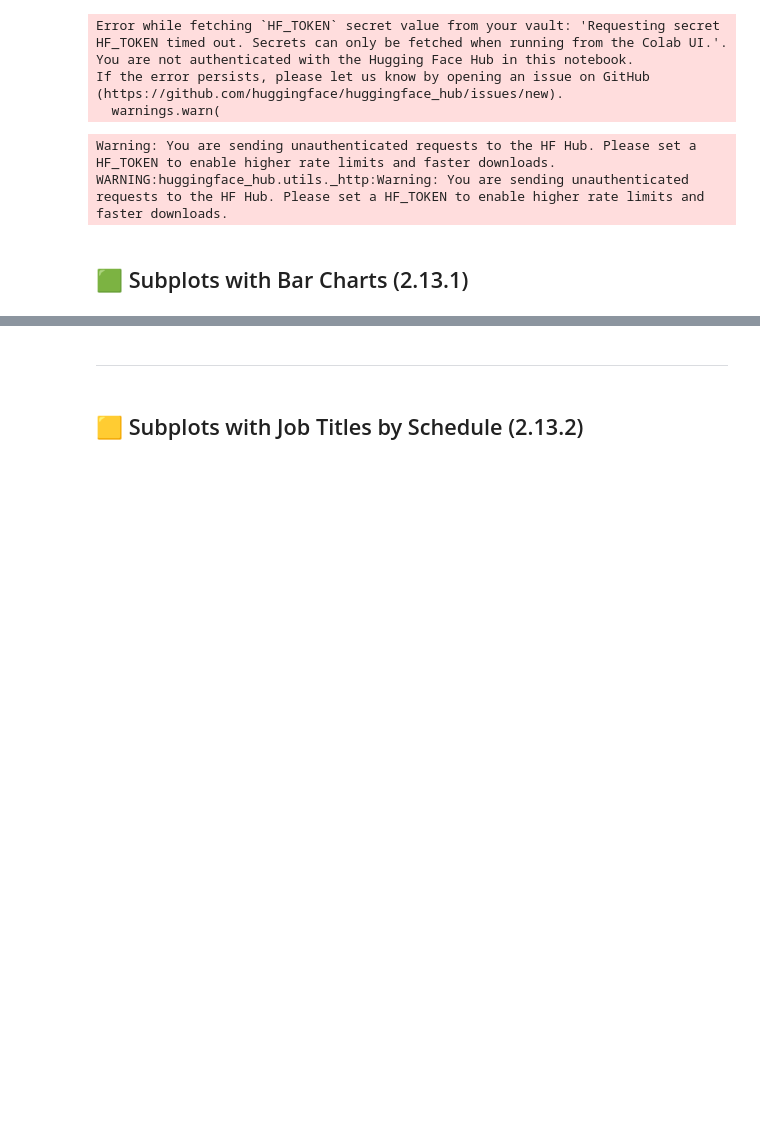
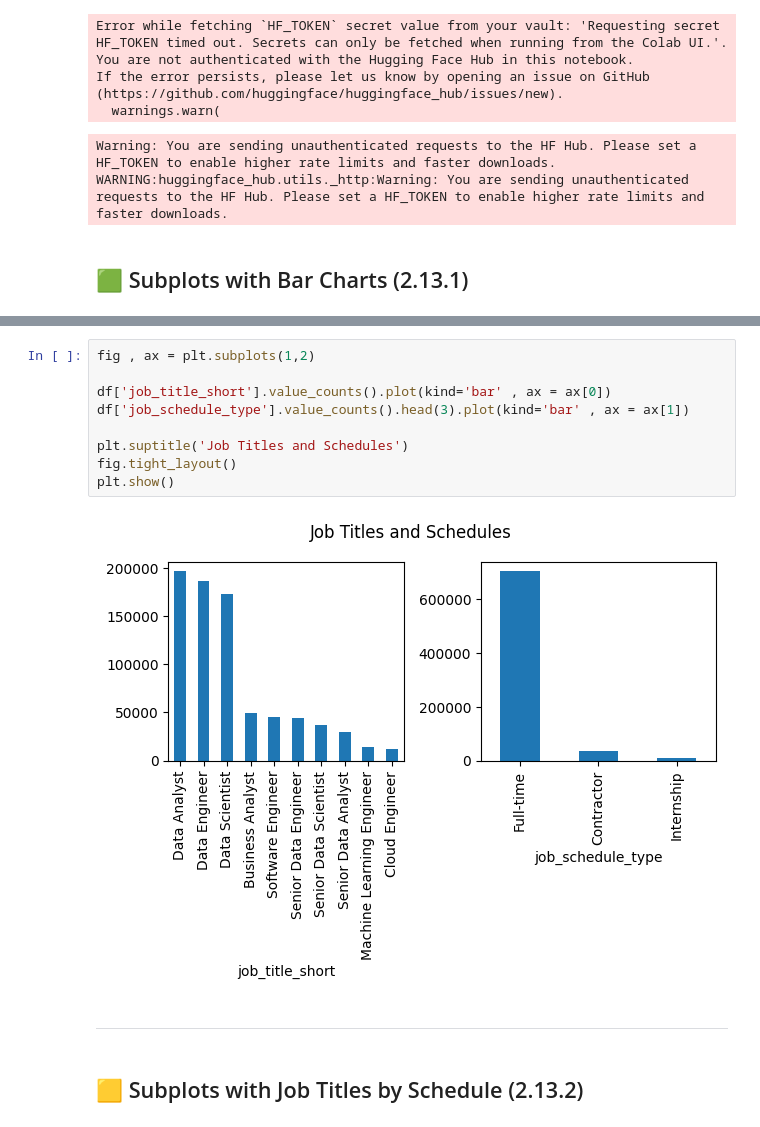
Before and after one commit to ANUKOOL324/Data_Analytics, a Jupyter notebook: format_plotting/Problems/1_Matplotlib Format Charts.ipynb, the cells around one changed output, grey strips where cells are left out. Saved outputs shown, nothing was run; the diff lists cells and outputs as text; blank space fills up the shorter version.

```diff
--- a/format_plotting/Problems/1_Matplotlib Format Charts.ipynb
+++ b/format_plotting/Problems/1_Matplotlib Format Charts.ipynb
@@ -28,3 +44,14 @@ WARNING:huggingface_hub.utils._http:Warning: You are sending unauthenticated req
+# %%
+fig , ax = plt.subplots(1,2)
+
+df['job_title_short'].value_counts().plot(kind='bar' , ax = ax[0])
+df['job_schedule_type'].value_counts().head(3).plot(kind='bar' , ax = ax[1])
+
+plt.suptitle('Job Titles and Schedules')
+fig.tight_layout()
+plt.show()
+# %% [output]
+[figure, added]
 # %% [markdown]
 ---
 # %% [markdown]
```
Also changed, not shown: parts of 3 cells of this notebook.
